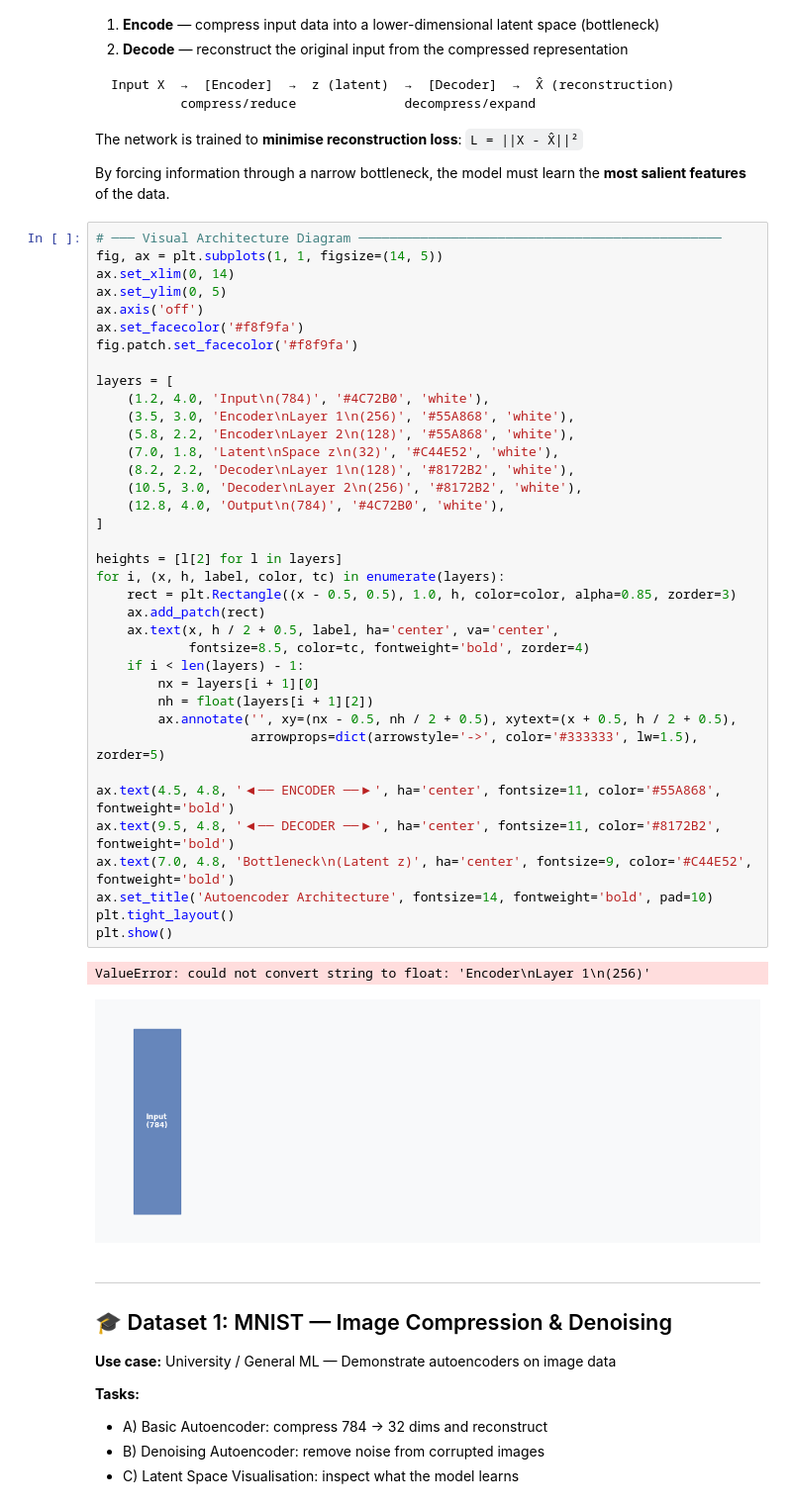
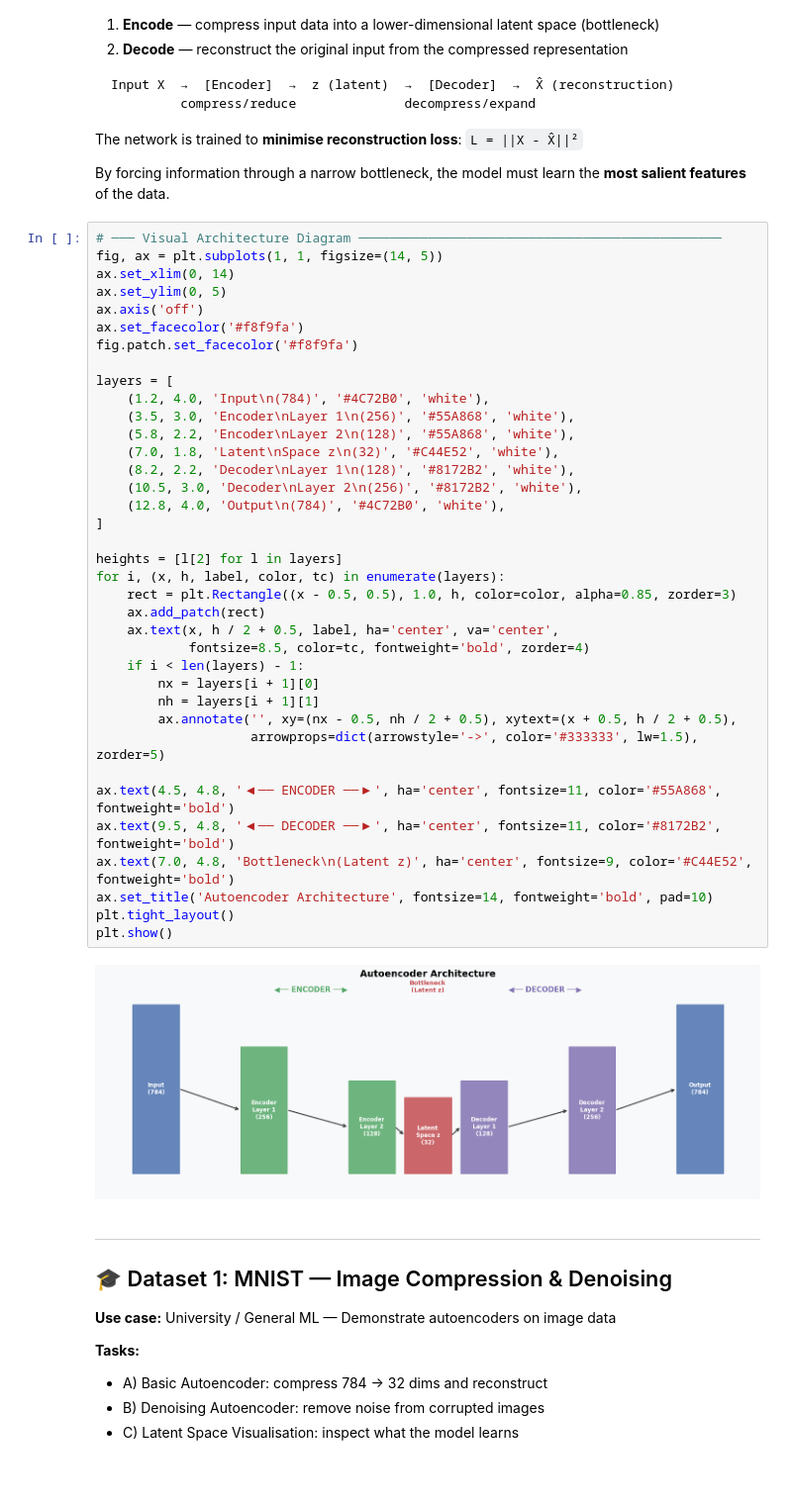
Before and after one commit to DimaDennys/ML_Sandbox, a Jupyter notebook: DimensionalityReduction/Autoencoders_tutorial.ipynb, the cells around one changed output. Shown at 99% size. Cells and saved outputs as stored; diff of their text form; blank space fills up the shorter version.

```diff
--- a/DimensionalityReduction/Autoencoders_tutorial.ipynb
+++ b/DimensionalityReduction/Autoencoders_tutorial.ipynb
@@ -79,36 +79,35 @@ ax.set_facecolor('#f8f9fa')
 fig.patch.set_facecolor('#f8f9fa')
 
 layers = [
     (1.2, 4.0, 'Input\n(784)', '#4C72B0', 'white'),
     (3.5, 3.0, 'Encoder\nLayer 1\n(256)', '#55A868', 'white'),
     (5.8, 2.2, 'Encoder\nLayer 2\n(128)', '#55A868', 'white'),
     (7.0, 1.8, 'Latent\nSpace z\n(32)', '#C44E52', 'white'),
     (8.2, 2.2, 'Decoder\nLayer 1\n(128)', '#8172B2', 'white'),
     (10.5, 3.0, 'Decoder\nLayer 2\n(256)', '#8172B2', 'white'),
     (12.8, 4.0, 'Output\n(784)', '#4C72B0', 'white'),
 ]
 
 heights = [l[2] for l in layers]
 for i, (x, h, label, color, tc) in enumerate(layers):
     rect = plt.Rectangle((x - 0.5, 0.5), 1.0, h, color=color, alpha=0.85, zorder=3)
     ax.add_patch(rect)
     ax.text(x, h / 2 + 0.5, label, ha='center', va='center',
             fontsize=8.5, color=tc, fontweight='bold', zorder=4)
     if i < len(layers) - 1:
         nx = layers[i + 1][0]
-        nh = float(layers[i + 1][2])
+        nh = layers[i + 1][1]
         ax.annotate('', xy=(nx - 0.5, nh / 2 + 0.5), xytext=(x + 0.5, h / 2 + 0.5),
                     arrowprops=dict(arrowstyle='->', color='#333333', lw=1.5), zorder=5)
 
 ax.text(4.5, 4.8, '◀── ENCODER ──▶', ha='center', fontsize=11, color='#55A868', fontweight='bold')
 ax.text(9.5, 4.8, '◀── DECODER ──▶', ha='center', fontsize=11, color='#8172B2', fontweight='bold')
 ax.text(7.0, 4.8, 'Bottleneck\n(Latent z)', ha='center', fontsize=9, color='#C44E52', fontweight='bold')
 ax.set_title('Autoencoder Architecture', fontsize=14, fontweight='bold', pad=10)
 plt.tight_layout()
 plt.show()
 # %% [output]
-ValueError: could not convert string to float: 'Encoder\nLayer 1\n(256)'
-[figure, old version]
+[figure, new version]
 # %% [markdown]
 ---
 ## 🎓 Dataset 1: MNIST — Image Compression & Denoising
```
Also changed, not shown: parts of 16 cells of this notebook.
